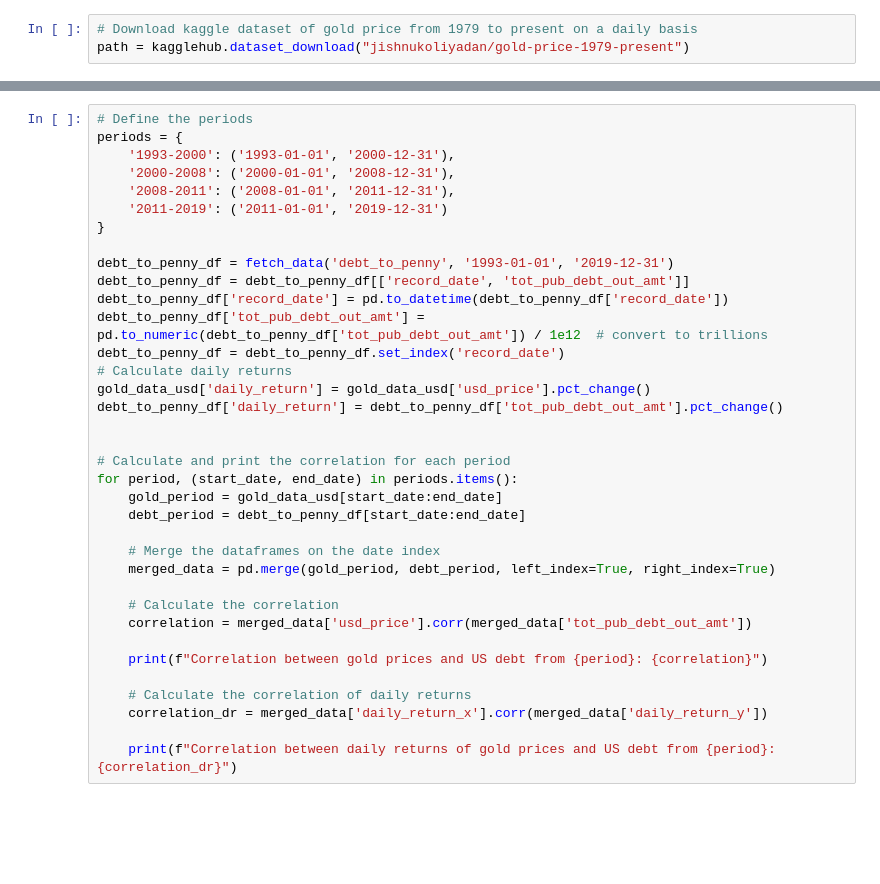
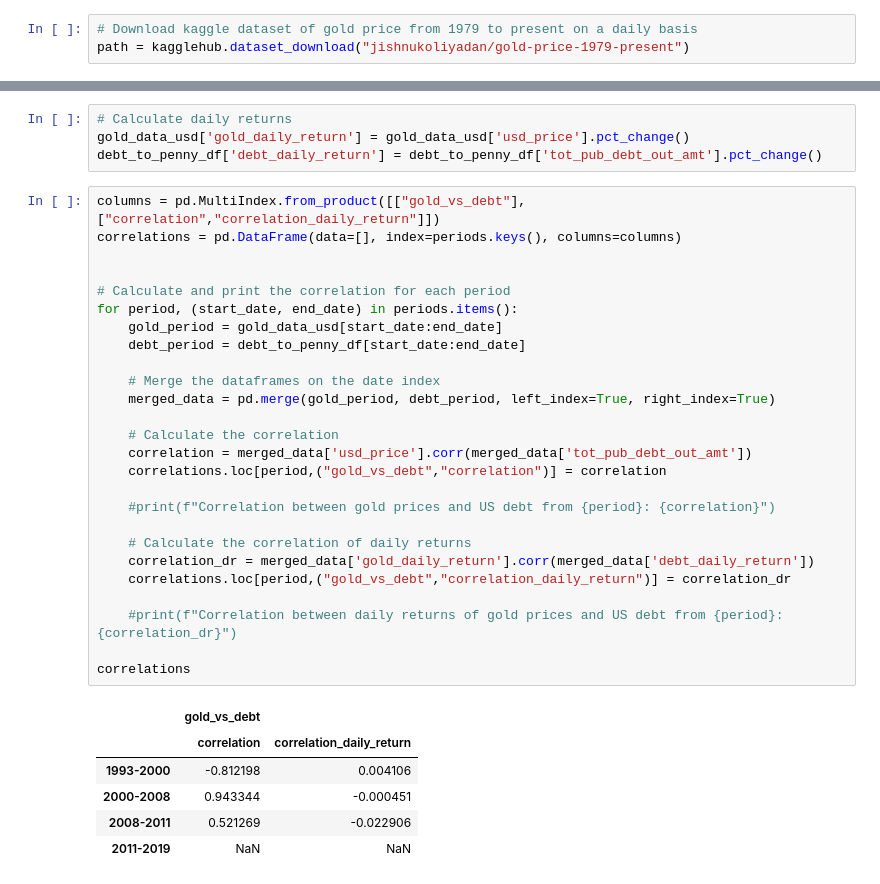
Before and after one commit to pafruchtenreich/ML_for_finance, a Jupyter notebook: notebook.ipynb, the cells around one changed output, grey strips where cells are left out. Saved outputs shown, nothing was run; the diff lists cells and outputs as text; blank space fills up the shorter version.

```diff
--- a/notebook.ipynb
+++ b/notebook.ipynb
@@ -138,36 +155,37 @@ plt.show()
+# %%
+# Calculate daily returns
+gold_data_usd['gold_daily_return'] = gold_data_usd['usd_price'].pct_change()
+debt_to_penny_df['debt_daily_return'] = debt_to_penny_df['tot_pub_debt_out_amt'].pct_change()
 # %%
-# Define the periods
-periods = {
-    '1993-2000': ('1993-01-01', '2000-12-31'),
-    '2000-2008': ('2000-01-01', '2008-12-31'),
-    '2008-2011': ('2008-01-01', '2011-12-31'),
-    '2011-2019': ('2011-01-01', '2019-12-31')
-}
-
-debt_to_penny_df = fetch_data('debt_to_penny', '1993-01-01', '2019-12-31')
-debt_to_penny_df = debt_to_penny_df[['record_date', 'tot_pub_debt_out_amt']]
-debt_to_penny_df['record_date'] = pd.to_datetime(debt_to_penny_df['record_date'])
-debt_to_penny_df['tot_pub_debt_out_amt'] = pd.to_numeric(debt_to_penny_df['tot_pub_debt_out_amt']) / 1e12  # convert to trillions
-debt_to_penny_df = debt_to_penny_df.set_index('record_date')
-# Calculate daily returns
-gold_data_usd['daily_return'] = gold_data_usd['usd_price'].pct_change()
-debt_to_penny_df['daily_return'] = debt_to_penny_df['tot_pub_debt_out_amt'].pct_change()
+columns = pd.MultiIndex.from_product([["gold_vs_debt"],["correlation","correlation_daily_return"]])
+correlations = pd.DataFrame(data=[], index=periods.keys(), columns=columns)
 
 
 # Calculate and print the correlation for each period
 for period, (start_date, end_date) in periods.items():
     gold_period = gold_data_usd[start_date:end_date]
     debt_period = debt_to_penny_df[start_date:end_date]
 
     # Merge the dataframes on the date index
     merged_data = pd.merge(gold_period, debt_period, left_index=True, right_index=True)
 
     # Calculate the correlation
     correlation = merged_data['usd_price'].corr(merged_data['tot_pub_debt_out_amt'])
+    correlations.loc[period,("gold_vs_debt","correlation")] = correlation
 
-    print(f"Correlation between gold prices and US debt from {period}: {correlation}")
+    #print(f"Correlation between gold prices and US debt from {period}: {correlation}")
 
     # Calculate the correlation of daily returns
-    correlation_dr = merged_data['daily_return_x'].corr(merged_data['daily_return_y'])
+    correlation_dr = merged_data['gold_daily_return'].corr(merged_data['debt_daily_return'])
+    correlations.loc[period,("gold_vs_debt","correlation_daily_return")] = correlation_dr
 
-    print(f"Correlation between daily returns of gold prices and US debt from {period}: {correlation_dr}")
+    #print(f"Correlation between daily returns of gold prices and US debt from {period}: {correlation_dr}")
+
+correlations
+# %% [output]
+|  | gold_vs_debt |  |
+|  | correlation | correlation_daily_return |
+| 1993-2000 | -0.812198 | 0.004106 |
+| 2000-2008 | 0.943344 | -0.000451 |
+| 2008-2011 | 0.521269 | -0.022906 |
+| 2011-2019 | NaN | NaN |
```
Also changed, not shown: parts of 17 cells of this notebook.
